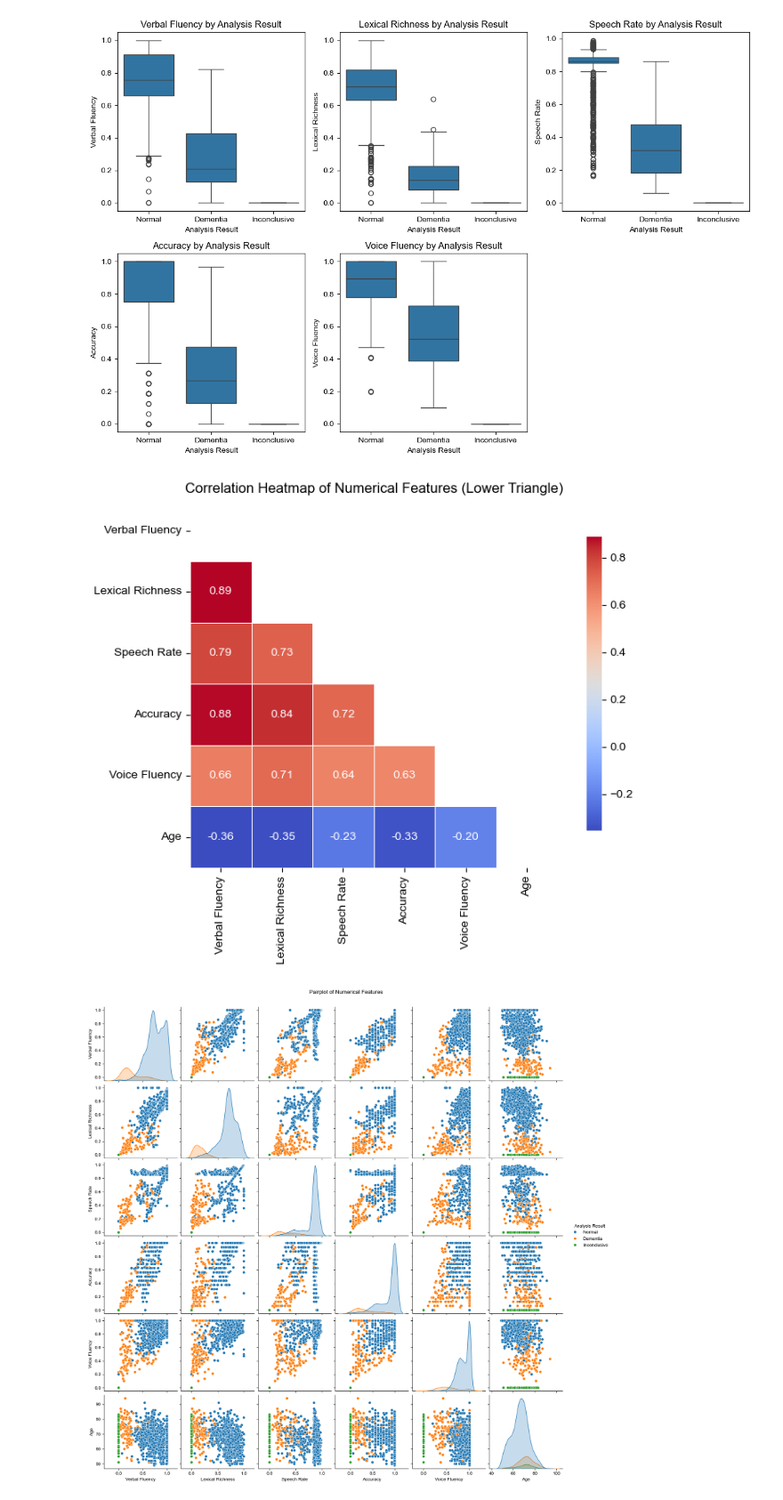
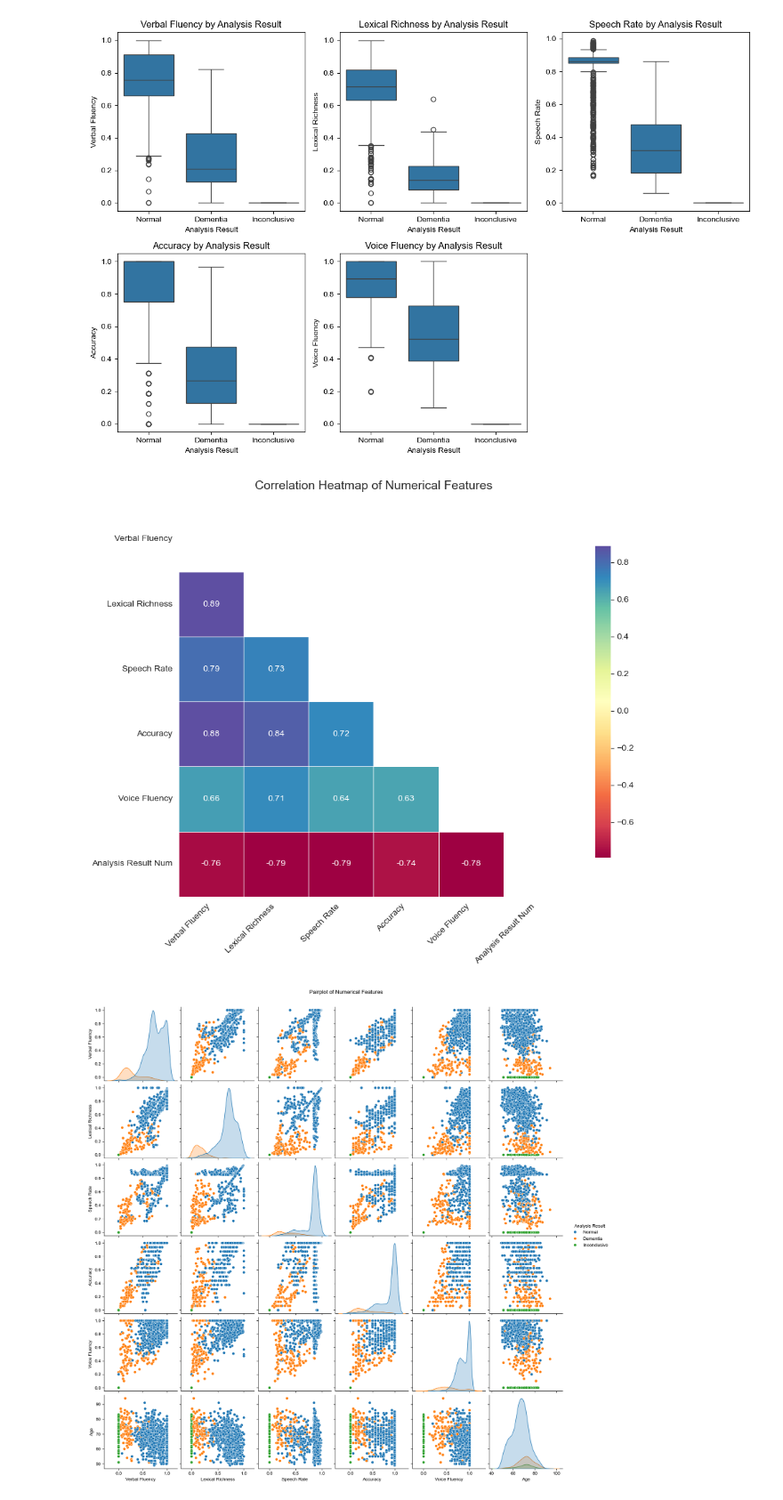
Before and after one commit to Kevindic0214/Voice-Face-Aging-Prediction, a Jupyter notebook: eda.ipynb, the cells around one changed output. Shown at 89% size. Saved outputs shown, nothing was run; the diff lists cells and outputs as text; code cells hidden in the pictures.

```diff
--- a/eda.ipynb
+++ b/eda.ipynb
@@ -126,11 +129,20 @@ dtype: int64
 # %%
 # %%
 # 程式碼區塊 4：分析結果分類分布
-plt.figure(figsize=(6,4))
+plt.figure(figsize=(8,6))
 sns.countplot(x='Analysis Result', data=df,
-              order=df['Analysis Result'].value_counts().index)
-plt.title('Analysis Result Distribution')
-plt.xlabel('Category')
-plt.ylabel('Count')
+              order=df['Analysis Result'].value_counts().index,
+              palette='viridis')
+plt.title('Analysis Result Distribution', fontsize=14, pad=20)
+plt.xlabel('Category', fontsize=12)
+plt.ylabel('Count', fontsize=12)
+
+# 在每個柱狀圖上添加數字標籤
+for i, count in enumerate(df['Analysis Result'].value_counts()):
+    plt.text(i, count, str(count), ha='center', va='bottom', fontsize=12)
+
+# 調整圖表樣式
+sns.set_style("white")
+plt.tight_layout()
 plt.show()
 # %% [output]
@@ -179,24 +194,35 @@ plt.show()
 [figure]
 # %%
 # %%
-# 程式碼區塊 7：數值特徵相關性熱圖（只顯示左下角）
-plt.figure(figsize=(8, 6))
+# 程式碼區塊 7：數值特徵與分析結果相關性熱圖
+plt.figure(figsize=(10, 8))
 
-# 計算相關係數矩陣
-corr = df[numeric_cols + ['Age']].corr()
+# 將分析結果轉換為數值（Normal=0, Dementia=1, Inconclusive=2）
+df['Analysis Result Num'] = df['Analysis Result'].map({'Normal': 0, 'Dementia': 1, 'Inconclusive': 2})
+
+# 計算相關係數矩陣，包含分析結果
+corr = df[numeric_cols + ['Analysis Result Num']].corr()
 
 # 建立遮罩：遮住右上角（上三角矩陣）
 mask = np.triu(np.ones_like(corr, dtype=bool))
 
-# 繪製熱圖，只顯示左下角
-sns.heatmap(corr, mask=mask, annot=True, fmt=".2f", cmap="coolwarm", square=True,
-            linewidths=.5, cbar_kws={"shrink": .8})
+# 繪製熱圖，使用spectral色階
+sns.heatmap(corr, mask=mask, annot=True, fmt=".2f", cmap="Spectral",
+            square=True, linewidths=.5, cbar_kws={"shrink": .8},
+            annot_kws={"size": 10})
 
-plt.title('Correlation Heatmap of Numerical Features (Lower Triangle)')
+# 美化標題和標籤
+plt.title('Correlation Heatmap of Numerical Features', fontsize=14, pad=20)
+plt.xticks(rotation=45, ha='right')
+plt.yticks(rotation=0)
+
+# 調整布局
 plt.tight_layout()
+
+# 顯示圖表
 plt.show()
 # %% [output]
-[figure, old version]
+[figure, new version]
 # %%
 # %%
 # 程式碼區塊 8：Pairplot（依分析結果著色）
```
Also changed, not shown: parts of 3 cells of this notebook.
